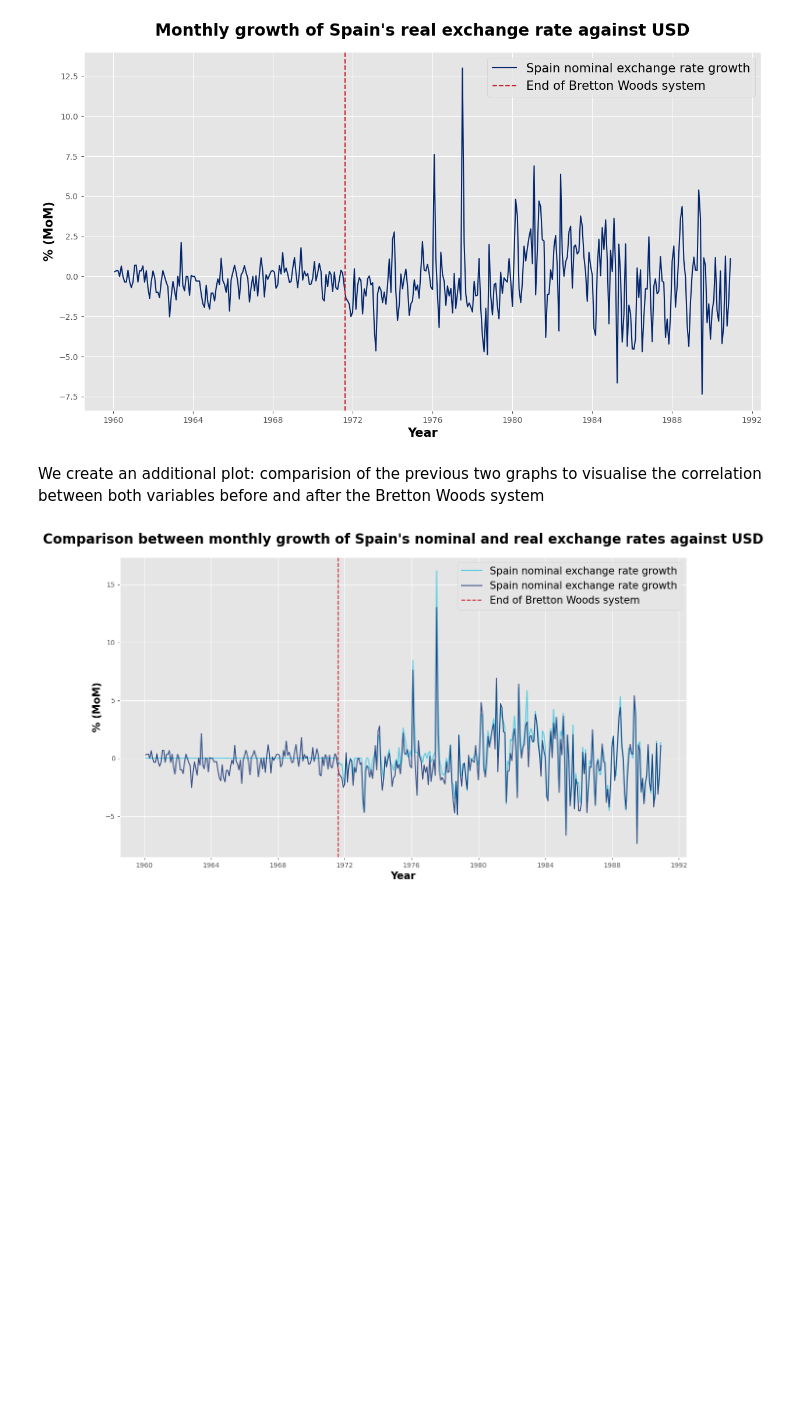
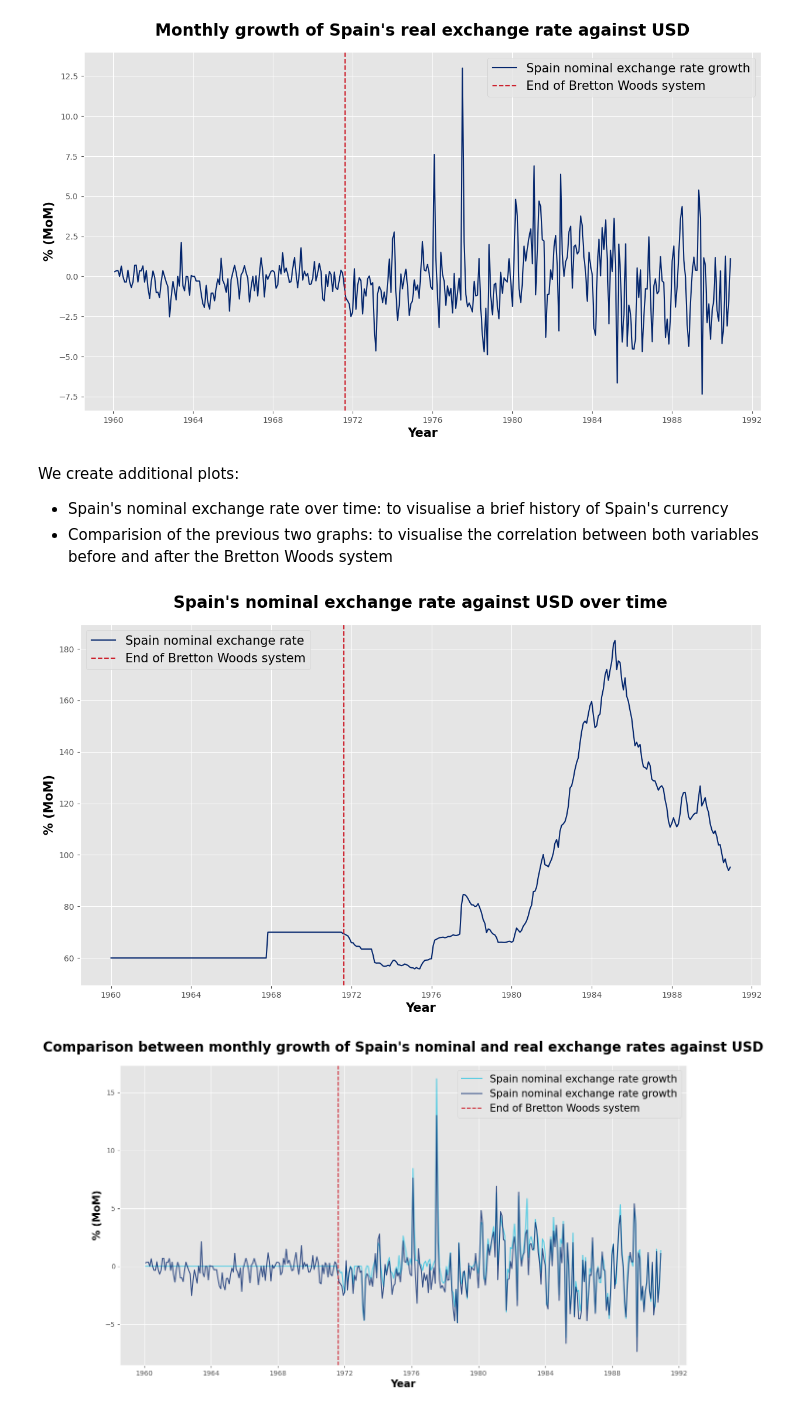
Before and after one commit to ruikai30/ec1b1_group_10, a Jupyter notebook: notebook.ipynb, the cells around one changed output. Cells and saved outputs as stored; diff of their text form; code cells hidden in the pictures; blank space fills up the shorter version.

```diff
--- a/notebook.ipynb
+++ b/notebook.ipynb
@@ -479,7 +479,21 @@ plt.savefig("./graphs/Monthly growth of Spain's real exchange rate against USD.p
 # %% [output]
 [figure]
 # %% [markdown]
-We create an additional plot: comparision of the previous two graphs to visualise the correlation between both variables before and after the Bretton Woods system
+We create additional plots:
+- Spain's nominal exchange rate over time: to visualise a brief history of Spain's currency
+- Comparision of the previous two graphs: to visualise the correlation between both variables before and after the Bretton Woods system
+# %%
+plt.figure(figsize = (15, 8))
+plt.plot(df['date'], df['spain_nominal_exchange_rate'], label='Spain nominal exchange rate', color='#03256C')
+plt.xlabel('Year', fontsize=15, weight='bold', color='black')
+plt.ylabel('% (MoM)', fontsize=15, weight='bold', color='black')
+plt.axvline(x=bw_year, color='#CD202C', linestyle='--', label='End of Bretton Woods system')
+plt.title("Spain's nominal exchange rate against USD over time", fontsize=20, weight='bold', pad=20)
+plt.legend(fontsize=15)
+plt.style.use('ggplot')
+plt.savefig("./graphs/Spain's nominal exchange rate against USD over time.png", dpi=300)
+# %% [output]
+[figure, added]
 # %%
 plt.figure(figsize = (15, 8))
 plt.plot(df['date'], df['spain_nominal_exchange_rate_growth'], label='Spain nominal exchange rate growth', color='#06BEE1', alpha=0.66)
```
Also changed, not shown: 2 other files.
